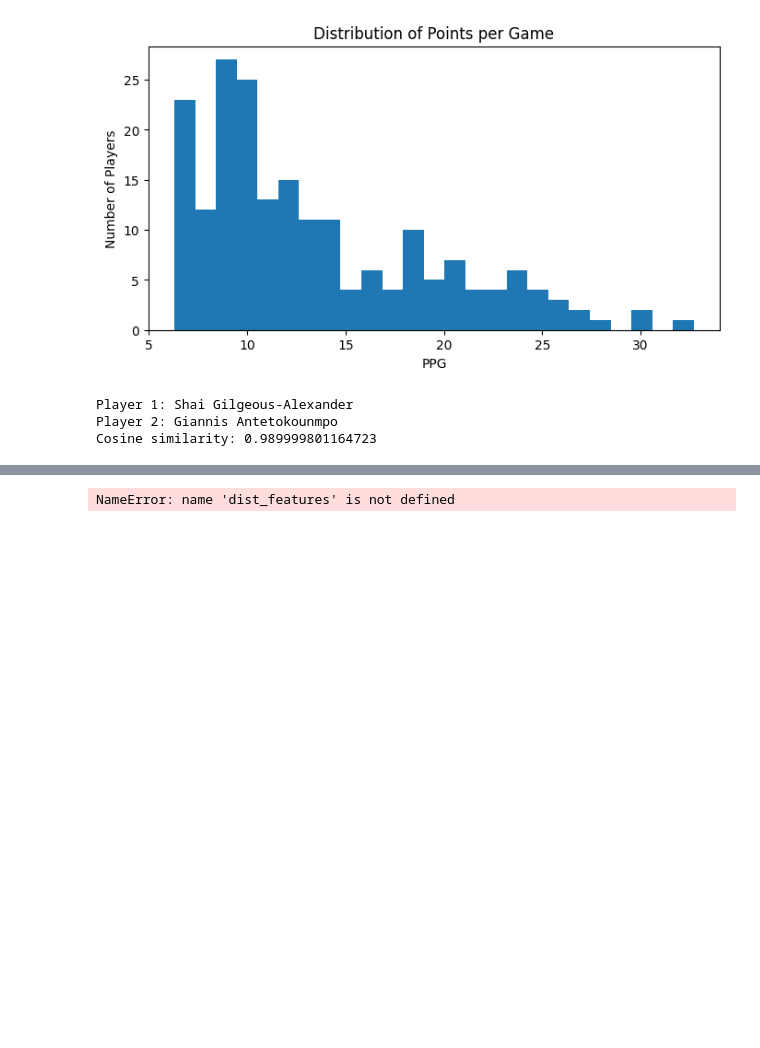
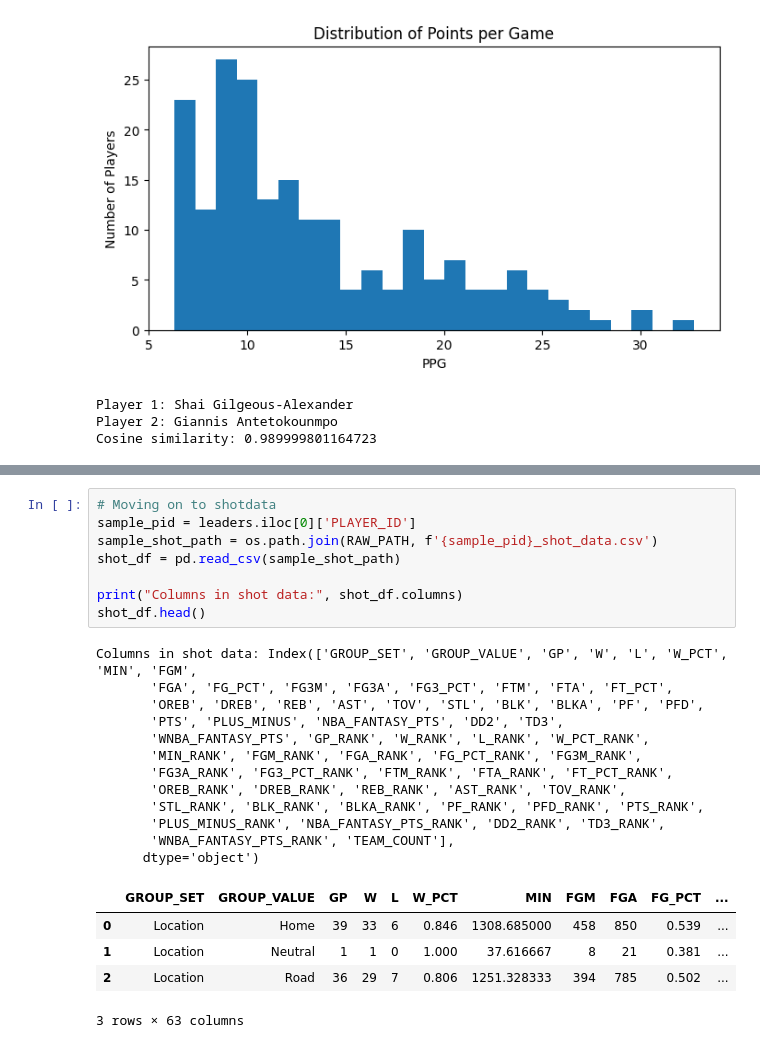
Before and after one commit to worldwidesuperstar/nba-similarity, a Jupyter notebook: notebooks/exploration-distribution.ipynb, the cells around one changed output, grey strips where cells are left out. Saved outputs shown, nothing was run; the diff lists cells and outputs as text; blank space fills up the shorter version.

```diff
--- a/notebooks/exploration-distribution.ipynb
+++ b/notebooks/exploration-distribution.ipynb
@@ -129,5 +129,28 @@ Shai Gilgeous-Alexander       0.261468      0.403670           0.241590
              Trae Young       0.464088      0.408840           0.268595            0.359504       0.723778      0.322222      0.130556       0.013889      0.086111      0.033333      0.005556        0 ...
            Franz Wagner       0.304124      0.268041           0.185950            0.210744       0.711810      0.139466      0.068249       0.026706      0.169139      0.038576      0.011869        0 ...
 # %%
+# Moving on to shotdata
+sample_pid = leaders.iloc[0]['PLAYER_ID']
+sample_shot_path = os.path.join(RAW_PATH, f'{sample_pid}_shot_data.csv')
+shot_df = pd.read_csv(sample_shot_path)
+
+print("Columns in shot data:", shot_df.columns)
+shot_df.head()
 # %% [output]
-NameError: name 'dist_features' is not defined
+Columns in shot data: Index(['GROUP_SET', 'GROUP_VALUE', 'GP', 'W', 'L', 'W_PCT', 'MIN', 'FGM',
+       'FGA', 'FG_PCT', 'FG3M', 'FG3A', 'FG3_PCT', 'FTM', 'FTA', 'FT_PCT',
+       'OREB', 'DREB', 'REB', 'AST', 'TOV', 'STL', 'BLK', 'BLKA', 'PF', 'PFD',
+       'PTS', 'PLUS_MINUS', 'NBA_FANTASY_PTS', 'DD2', 'TD3',
+       'WNBA_FANTASY_PTS', 'GP_RANK', 'W_RANK', 'L_RANK', 'W_PCT_RANK',
+       'MIN_RANK', 'FGM_RANK', 'FGA_RANK', 'FG_PCT_RANK', 'FG3M_RANK',
+       'FG3A_RANK', 'FG3_PCT_RANK', 'FTM_RANK', 'FTA_RANK', 'FT_PCT_RANK',
+       'OREB_RANK', 'DREB_RANK', 'REB_RANK', 'AST_RANK', 'TOV_RANK',
+       'STL_RANK', 'BLK_RANK', 'BLKA_RANK', 'PF_RANK', 'PFD_RANK', 'PTS_RANK',
+       'PLUS_MINUS_RANK', 'NBA_FANTASY_PTS_RANK', 'DD2_RANK', 'TD3_RANK',
+       'WNBA_FANTASY_PTS_RANK', 'TEAM_COUNT'],
+      dtype='object')
+|  | GROUP_SET | GROUP_VALUE | GP | W | L | W_PCT | MIN | FGM | FGA | FG_PCT | ... |
+| 0 | Location | Home | 39 | 33 | 6 | 0.846 | 1308.685000 | 458 | 850 | 0.539 | ... |
+| 1 | Location | Neutral | 1 | 1 | 0 | 1.000 | 37.616667 | 8 | 21 | 0.381 | ... |
+| 2 | Location | Road | 36 | 29 | 7 | 0.806 | 1251.328333 | 394 | 785 | 0.502 | ... |
+3 rows × 63 columns
```
